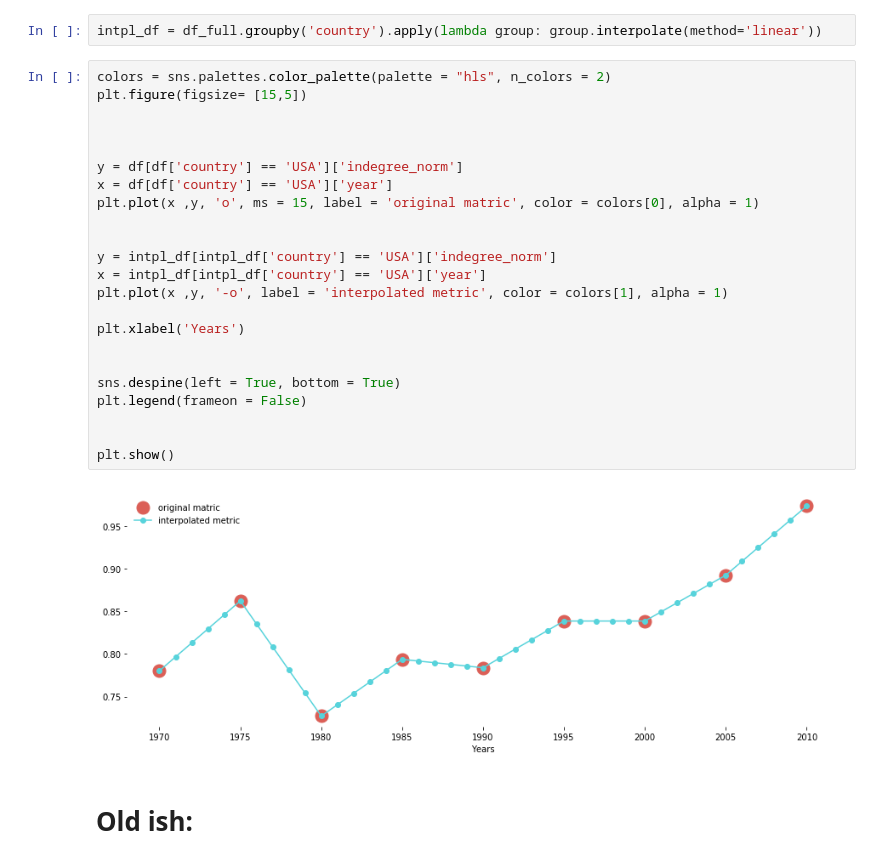
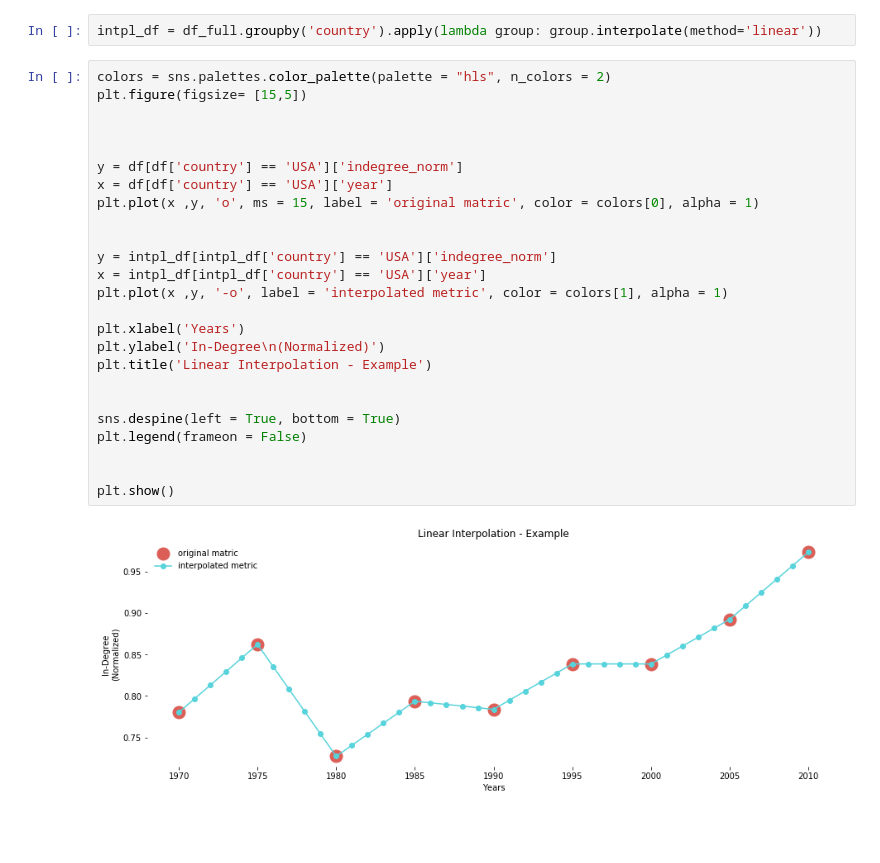
Before and after one commit to Polichinel/SNA, a Jupyter notebook: main_py.ipynb, the cells around one changed output. Cells and saved outputs as stored; diff of their text form; blank space fills up the shorter version.

```diff
--- a/main_py.ipynb
+++ b/main_py.ipynb
@@ -605,27 +605,27 @@ intpl_df = df_full.groupby('country').apply(lambda group: group.interpolate(meth
 # %%
 colors = sns.palettes.color_palette(palette = "hls", n_colors = 2)
 plt.figure(figsize= [15,5])
 
 
 
 y = df[df['country'] == 'USA']['indegree_norm']
 x = df[df['country'] == 'USA']['year']
 plt.plot(x ,y, 'o', ms = 15, label = 'original matric', color = colors[0], alpha = 1)
 
 
 y = intpl_df[intpl_df['country'] == 'USA']['indegree_norm']
 x = intpl_df[intpl_df['country'] == 'USA']['year']
 plt.plot(x ,y, '-o', label = 'interpolated metric', color = colors[1], alpha = 1)
 
 plt.xlabel('Years')
+plt.ylabel('In-Degree\n(Normalized)')
+plt.title('Linear Interpolation - Example')
 
 
 sns.despine(left = True, bottom = True)
 plt.legend(frameon = False)
 
 
 plt.show()
 # %% [output]
-[figure, old version]
+[figure, new version]
-# %% [markdown]
-# Old ish:
```
Also changed, not shown: parts of 47 cells of this notebook.
